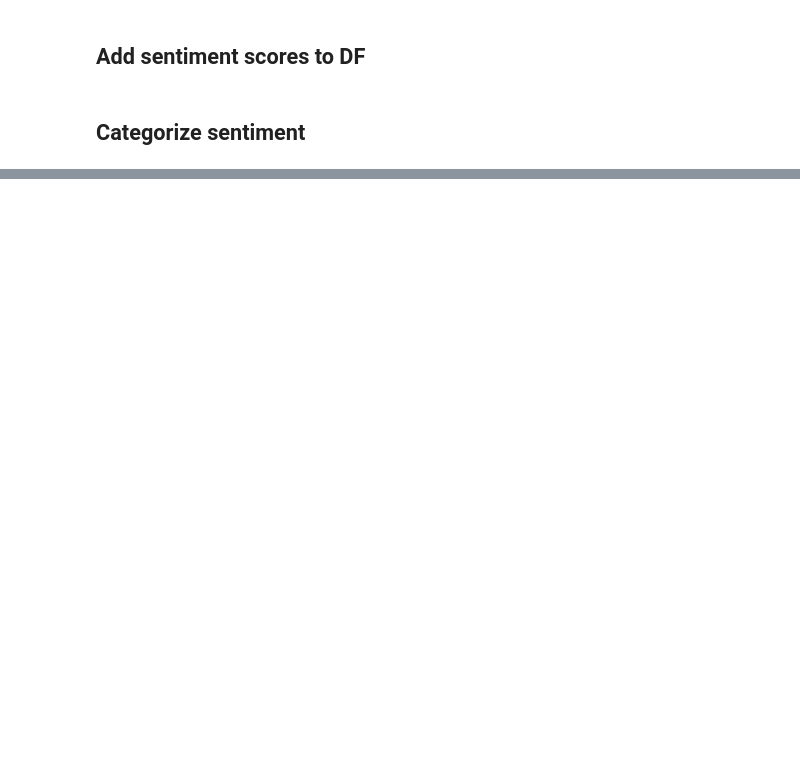
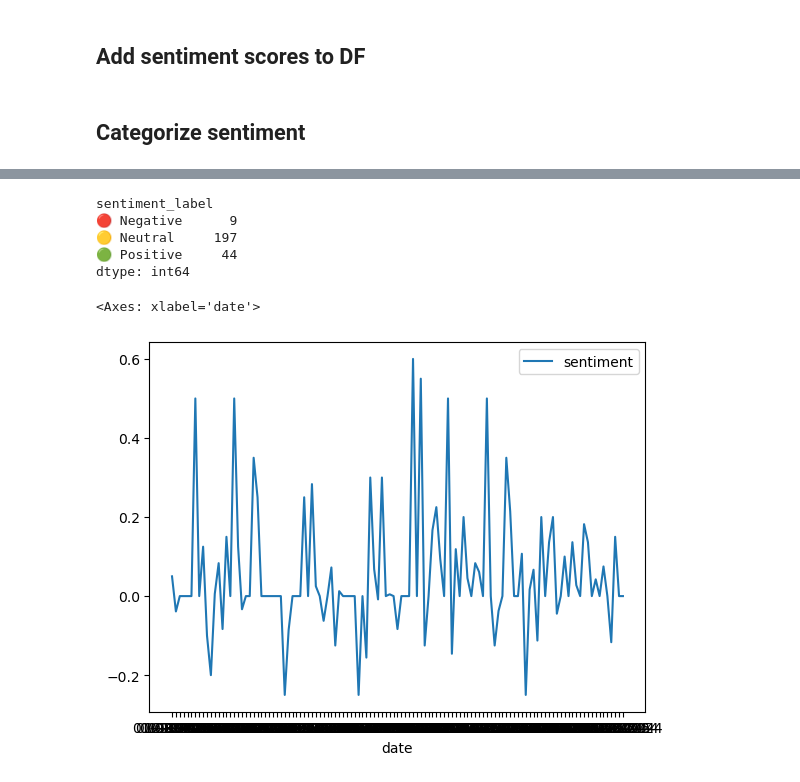
Before and after one commit to pabs-llama/projects, a Jupyter notebook: stock_api/financial_times_scrapping.ipynb, the cells around one changed output, grey strips where cells are left out. Drawn from its saved outputs; the diff is of its cells as text; code cells hidden in the pictures; blank space fills up the shorter version.

```diff
--- a/stock_api/financial_times_scrapping.ipynb
+++ b/stock_api/financial_times_scrapping.ipynb
@@ -825,0 +806,15 @@ ft_df.head(30)
+# %%
+ft_df.groupby("sentiment_label").size()
+# %% [output]
+sentiment_label
+🔴 Negative      9
+🟡 Neutral     197
+🟢 Positive     44
+dtype: int64
+# %%
+import seaborn as sns
+sentiment_trend = ft_df.groupby("date")["sentiment"].mean().reset_index()
+sns.lineplot(sentiment_trend.set_index("date"))
+# %% [output]
+<Axes: xlabel='date'>
+[figure, added]
```
Also changed, not shown: parts of 5 cells of this notebook, 2 other files.
